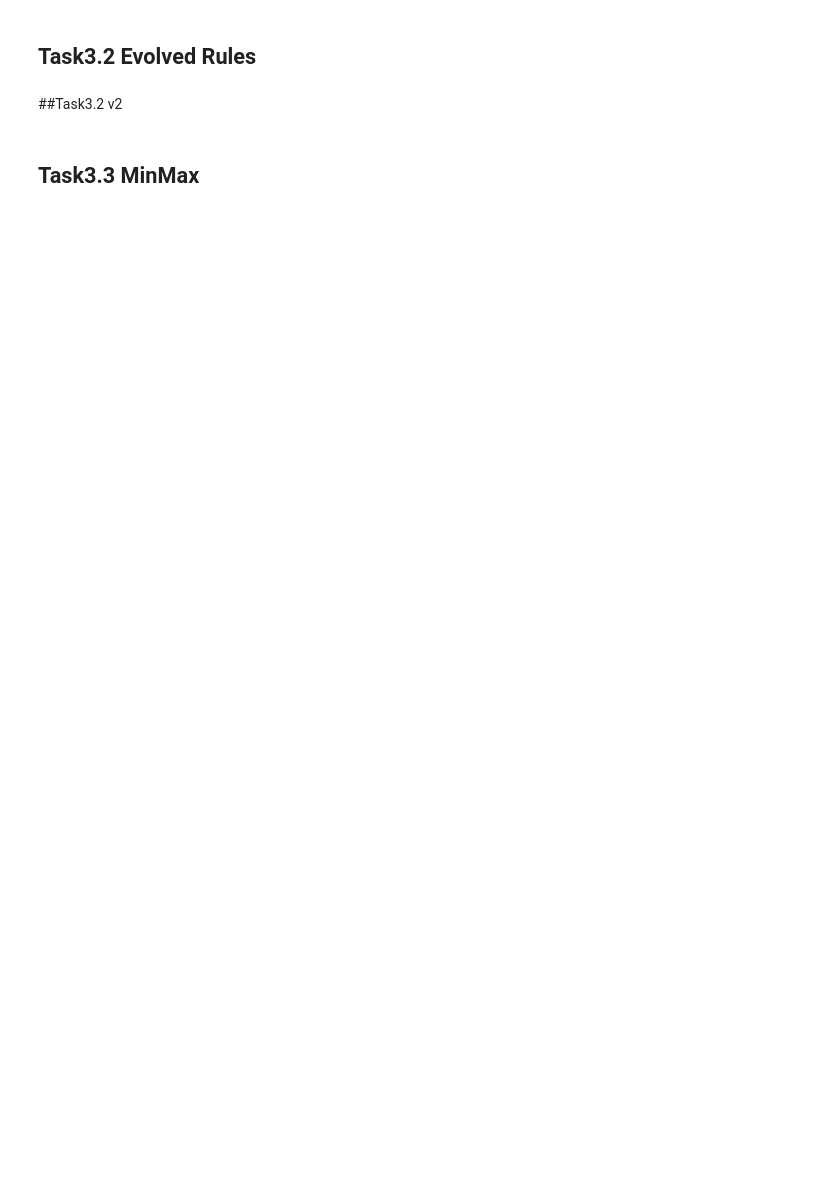
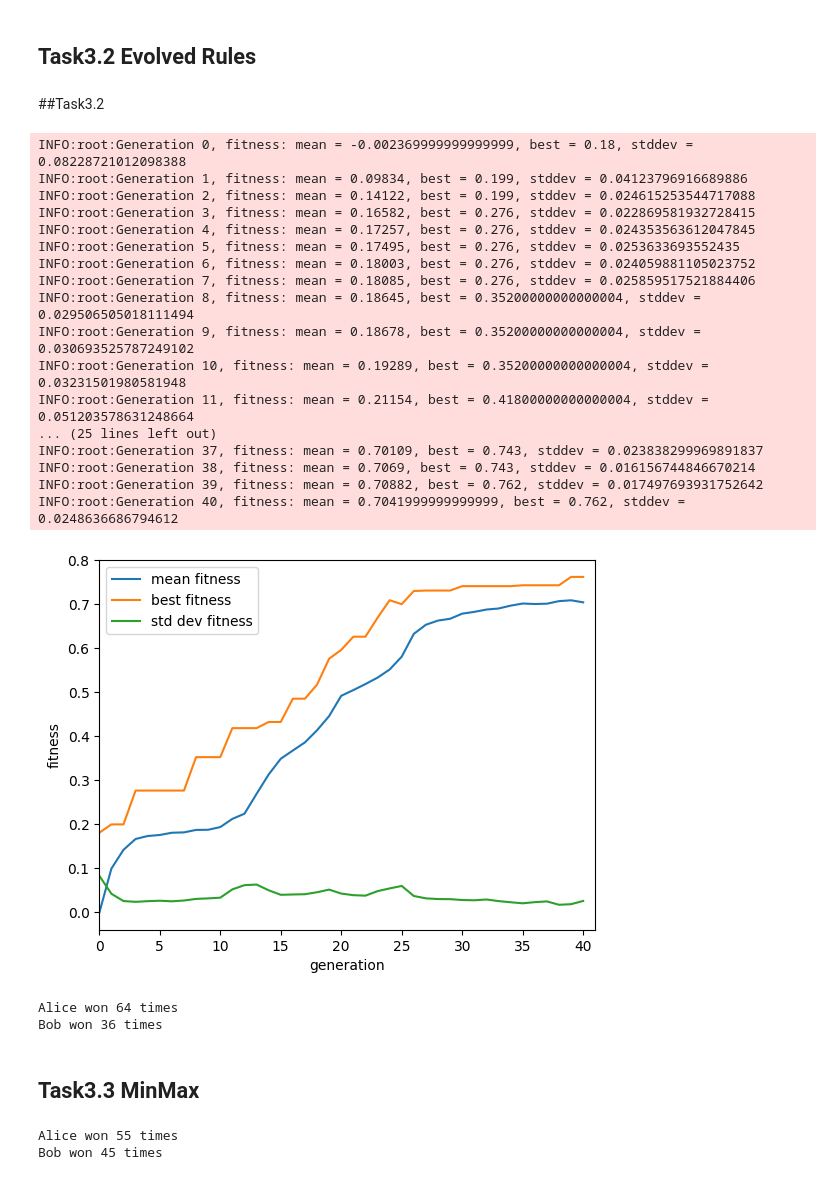
Before and after one commit to s295103/ci_2022_s295103, a Jupyter notebook: lab3/lab3_nim.ipynb, the cells around one changed output. Cells and saved outputs as stored; diff of their text form; code cells hidden in the pictures; blank space fills up the shorter version.

Commit message:
Final for task 3.1, 3.2.2, 3.3

```diff
--- a/lab3/lab3_nim.ipynb
+++ b/lab3/lab3_nim.ipynb
@@ -41,6 +40,6 @@ import operator
 import matplotlib.pyplot as plt
 from statistics import stdev, mean
 # %%
-N_HEAPS = 3
+N_HEAPS = 5
 N_GAMES = 100
 # %%
@@ -524,0 +220,16 @@ OFFSPR_NUM = 5*POP_SIZE
+# %%
+# parameters
+GENERATIONS = 40
+POP_SIZE = 100
+OFFSPR_NUM = 5*POP_SIZE
+GEN_SIZE_PENALTY = 1e-3 # act as a penalty to the fitness, too small and the algorithm go brute force
+SURVIVOR_FRAC = 1/3 # fraction on survivors after extinction
+EXT_CNT = 5 # number of generations after which an extinction can happen
+NICHES = 3 # number of niches
+ALPHA_XOVER = 0.5 # how much of one parent to pass to the children in crossover
+MAX_GEN_SIZE_RATIO_INIT = 50 # ratio between the max genome size and the number of heaps, used in initialization
+FITNESS_STRATEGY = nim_sum_strategy # strategy used to train the algorithm
+MIGRANT_FRAC = 0.1 # fraction of migrants individual in niching
+CONVERGENCE_THRESHOLD = 1e-1 # threshold of the mean fitness increase below which it is considered converged
+# %% [markdown]
+##Task3.2
@@ -525,11 +696,30 @@ OFFSPR_NUM = 5*POP_SIZE
 # %%
-# heaps = Nim(N_HEAPS)
-# solution = evolve_nim_strategy(heaps, GEN_NUM, POP_SIZE, OFFSPR_NUM, n_games=N_GAMES, ext_cnt=7, surv_frac=0.2, niches=3, migr_frac=0.1)
+heaps = Nim(N_HEAPS)
+solution = evolve_nim_strategy(heaps)
 
-# # test it on a match against a nim-sum strategy
-# Alice = EvolutionalPlayer("Alice", solution, evolved_strategy)
-# Bob = Player("Bob", nim_sum_strategy)
-# winners = match( Alice, Bob, heaps, N_GAMES)
-# print_match_result(Alice, Bob, winners)
+# test it on a match against a nim-sum strategy
+Alice = EvolutionalPlayer("Alice", solution, evolved_strategy)
+Bob = Player("Bob", nim_sum_strategy)
+winners = match( Alice, Bob, heaps, N_GAMES)
+print_match_result(Alice, Bob, winners)
+# %% [output]
+INFO:root:Generation 0, fitness: mean = -0.002369999999999999, best = 0.18, stddev = 0.08228721012098388
+INFO:root:Generation 1, fitness: mean = 0.09834, best = 0.199, stddev = 0.04123796916689886
+INFO:root:Generation 2, fitness: mean = 0.14122, best = 0.199, stddev = 0.024615253544717088
+INFO:root:Generation 3, fitness: mean = 0.16582, best = 0.276, stddev = 0.022869581932728415
+INFO:root:Generation 4, fitness: mean = 0.17257, best = 0.276, stddev = 0.024353563612047845
+INFO:root:Generation 5, fitness: mean = 0.17495, best = 0.276, stddev = 0.0253633693552435
+INFO:root:Generation 6, fitness: mean = 0.18003, best = 0.276, stddev = 0.024059881105023752
+INFO:root:Generation 7, fitness: mean = 0.18085, best = 0.276, stddev = 0.025859517521884406
+INFO:root:Generation 8, fitness: mean = 0.18645, best = 0.35200000000000004, stddev = 0.029506505018111494
+INFO:root:Generation 9, fitness: mean = 0.18678, best = 0.35200000000000004, stddev = 0.030693525787249102
+INFO:root:Generation 10, fitness: mean = 0.19289, best = 0.35200000000000004, stddev = 0.03231501980581948
+INFO:root:Generation 11, fitness: mean = 0.21154, best = 0.41800000000000004, stddev = 0.051203578631248664
+... (25 lines left out)
+INFO:root:Generation 37, fitness: mean = 0.70109, best = 0.743, stddev = 0.023838299969891837
+INFO:root:Generation 38, fitness: mean = 0.7069, best = 0.743, stddev = 0.016156744846670214
+INFO:root:Generation 39, fitness: mean = 0.70882, best = 0.762, stddev = 0.017497693931752642
+INFO:root:Generation 40, fitness: mean = 0.7041999999999999, best = 0.762, stddev = 0.0248636686794612
+[figure, added]
+Alice won 64 times
+Bob won 36 times
-# %% [markdown]
-##Task3.2 v2
@@ -1105,6 +868,9 @@ Alice = MinMaxPlayer("Alice", minmax_strategy, 1)
 Bob = Player("Bob", random_strategy)
 winners = match(Alice, Bob, heaps, N_GAMES)
 print_match_result(Alice, Bob, winners)
+# %% [output]
+Alice won 55 times
+Bob won 45 times
 # %%
 # minmax vs minmax
 heaps = Nim(N_HEAPS)
```
Also changed, not shown: parts of 10 cells of this notebook.
